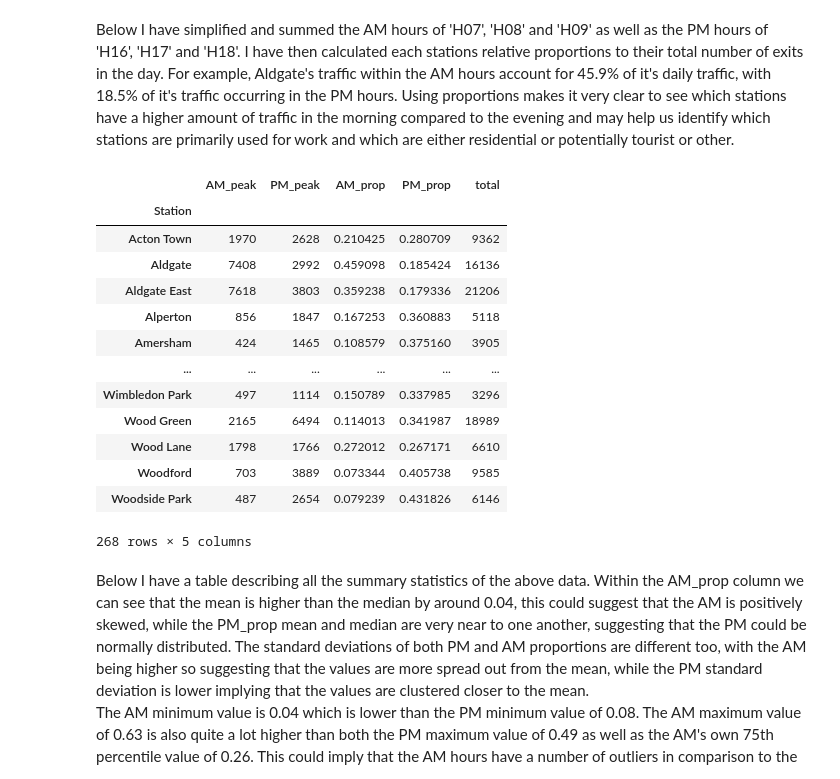
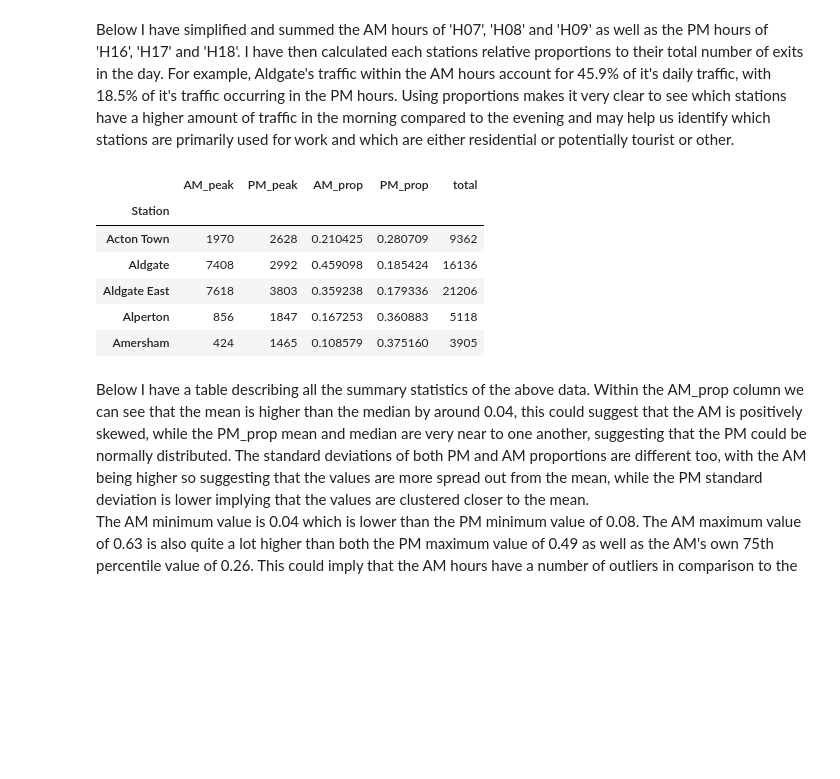
Before and after one commit to elliot-linsey/QMUL, a Jupyter notebook: Statistics/Coursework 1.ipynb, the cells around one changed output. Saved outputs shown, nothing was run; the diff lists cells and outputs as text; code cells hidden in the pictures; blank space fills up the shorter version.

```diff
--- a/Statistics/Coursework 1.ipynb
+++ b/Statistics/Coursework 1.ipynb
@@ -31,31 +25,24 @@ Below I have simplified and summed the AM hours of 'H07', 'H08' and 'H09' as wel
 # %%
 peak_counts = exits.copy()
 peak_counts = peak_counts[['H07', 'H08', 'H09', 'H16', 'H17', 'H18']]
 peak_counts['AM_peak'] = sum([peak_counts.H07,peak_counts.H08,peak_counts.H09])
 peak_counts['PM_peak'] = sum([peak_counts.H16,peak_counts.H17,peak_counts.H18])
 peak_counts = peak_counts.drop(columns=['H07', 'H08', 'H09', 'H16', 'H17', 'H18'])
 peak_counts['total'] = exits.total
 peak_counts['AM_prop'] = peak_counts.AM_peak/peak_counts.total
 peak_counts['PM_prop'] = peak_counts.PM_peak/peak_counts.total
 peak_counts = peak_counts[['AM_peak', 'PM_peak', 'AM_prop', 'PM_prop', 'total']]
 
 
-peak_counts
+peak_counts.head()
 # %% [output]
 |  | AM_peak | PM_peak | AM_prop | PM_prop | total |
 | Station |  |  |  |  |  |
 | Acton Town | 1970 | 2628 | 0.210425 | 0.280709 | 9362 |
 | Aldgate | 7408 | 2992 | 0.459098 | 0.185424 | 16136 |
 | Aldgate East | 7618 | 3803 | 0.359238 | 0.179336 | 21206 |
 | Alperton | 856 | 1847 | 0.167253 | 0.360883 | 5118 |
 | Amersham | 424 | 1465 | 0.108579 | 0.375160 | 3905 |
-| ... | ... | ... | ... | ... | ... |
-| Wimbledon Park | 497 | 1114 | 0.150789 | 0.337985 | 3296 |
-| Wood Green | 2165 | 6494 | 0.114013 | 0.341987 | 18989 |
-| Wood Lane | 1798 | 1766 | 0.272012 | 0.267171 | 6610 |
-| Woodford | 703 | 3889 | 0.073344 | 0.405738 | 9585 |
-| Woodside Park | 487 | 2654 | 0.079239 | 0.431826 | 6146 |
-268 rows × 5 columns
 # %% [markdown]
 Below I have a table describing all the summary statistics of the above data. Within the AM_prop column we can see that the mean is higher than the median by around 0.04, this could suggest that the AM is positively skewed, while the PM_prop mean and median are very near to one another, suggesting that the PM could be normally distributed. The standard deviations of both PM and AM proportions are different too, with the AM being higher so suggesting that the values are more spread out from the mean, while the PM standard deviation is lower implying that the values are clustered closer to the mean. \
 The AM minimum value is 0.04 which is lower than the PM minimum value of 0.08. The AM maximum value of 0.63 is also quite a lot higher than both the PM maximum value of 0.49 as well as the AM's own 75th percentile value of 0.26. This could imply that the AM hours have a number of outliers in comparison to the PM hours where the data appears to be more stable as there is not such a large jump between the maximum value (0.49) and the 75th percentile (0.36).
```
Also changed, not shown: parts of 10 cells of this notebook.
